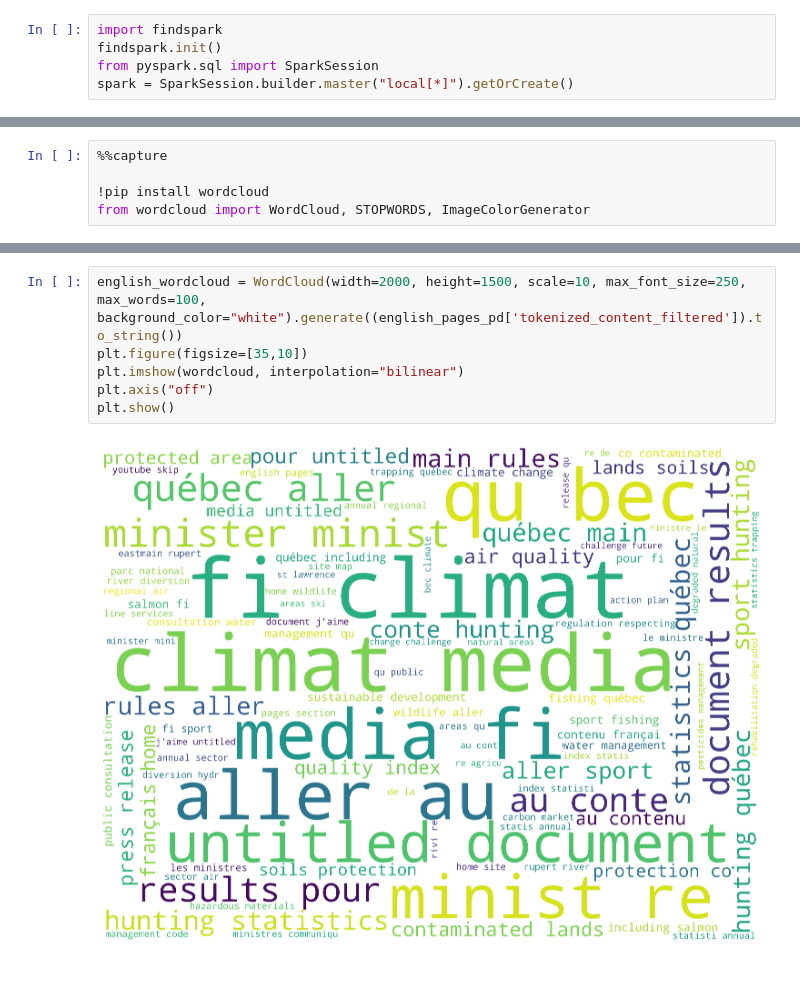
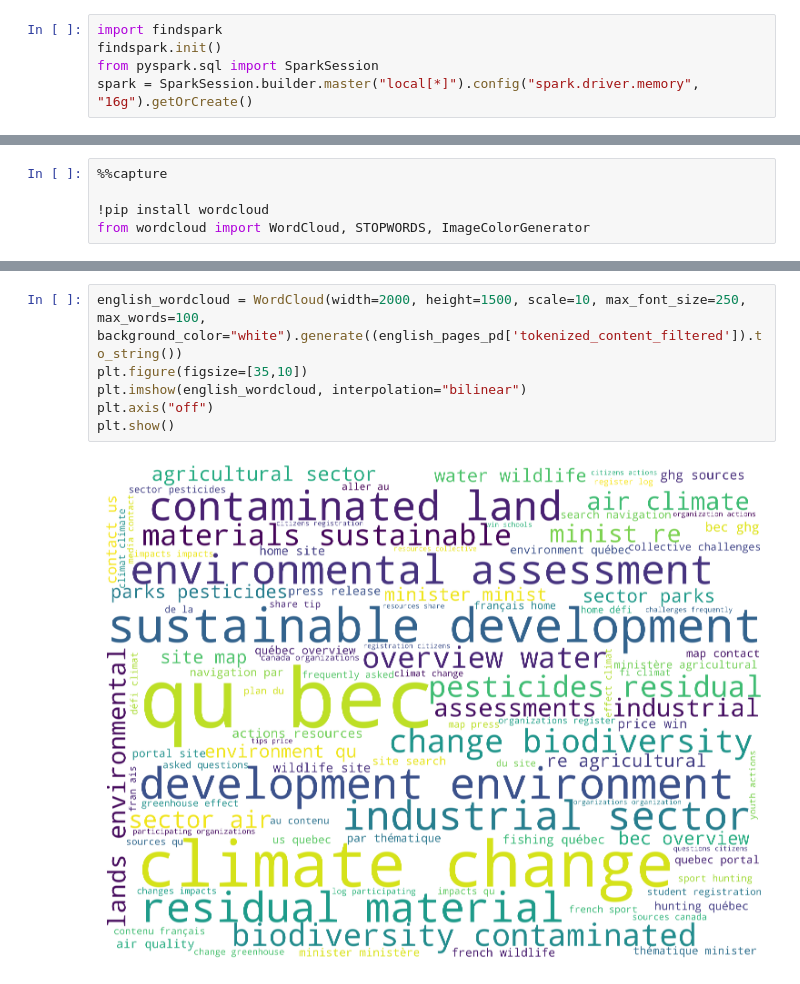
Before and after one commit to archivesunleashed/notebooks, a Jupyter notebook: parquet_text_analyis.ipynb, the cells around one changed output, grey strips where cells are left out. Drawn from its saved outputs; the diff is of its cells as text.

```diff
--- a/parquet_text_analyis.ipynb
+++ b/parquet_text_analyis.ipynb
@@ -107,7 +107,7 @@ os.environ["SPARK_HOME"] = "/content/spark-2.4.4-bin-hadoop2.7"
 import findspark
 findspark.init()
 from pyspark.sql import SparkSession
-spark = SparkSession.builder.master("local[*]").getOrCreate()
+spark = SparkSession.builder.master("local[*]").config("spark.driver.memory", "16g").getOrCreate()
 # %% [markdown]
 # Loading our pages derivative as a DataFrame
 
@@ -527,8 +559,8 @@ plt.show()
 # %%
 english_wordcloud = WordCloud(width=2000, height=1500, scale=10, max_font_size=250, max_words=100, background_color="white").generate((english_pages_pd['tokenized_content_filtered']).to_string())
 plt.figure(figsize=[35,10])
-plt.imshow(wordcloud, interpolation="bilinear")
+plt.imshow(english_wordcloud, interpolation="bilinear")
 plt.axis("off")
 plt.show()
 # %% [output]
-[figure, old version]
+[figure, new version]
```
Also changed, not shown: parts of 10 cells of this notebook.
